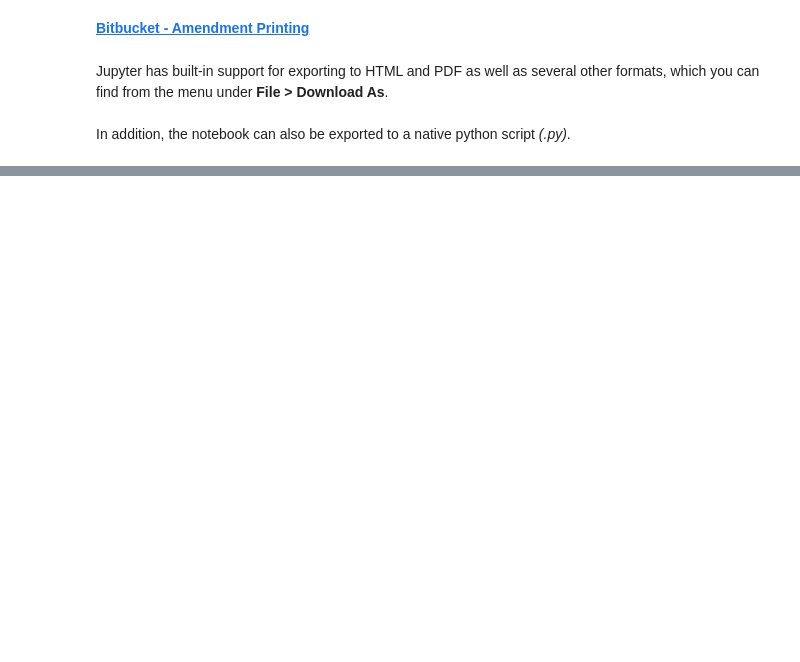
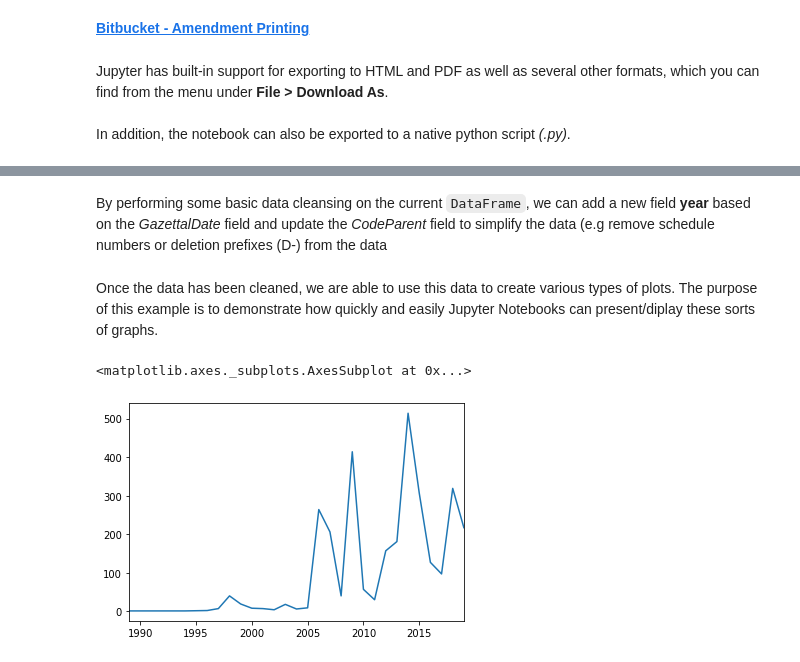
Before and after one commit to thmsck543/Jupyter_Notebooks, a Jupyter notebook: Knowledge Share - Jupyter Notebooks.ipynb, the cells around one changed output, grey strips where cells are left out. Cells and saved outputs as stored; diff of their text form; code cells hidden in the pictures; blank space fills up the shorter version.

```diff
--- a/Knowledge Share - Jupyter Notebooks.ipynb
+++ b/Knowledge Share - Jupyter Notebooks.ipynb
@@ -130,0 +150,3 @@ In addition, the notebook can also be exported to a native python script _(.py)_
+# %%
+df = pd.read_csv(r"C:\Data\Jupyter_Notebooks\Data\Boroondara_AmHistory.csv")
+df
@@ -130,0 +172,24 @@ In addition, the notebook can also be exported to a native python script _(.py)_
+# %% [markdown]
+By performing some basic data cleansing on the current <code>DataFrame</code>, we can add a new field **year** based on the _GazettalDate_ field and update the _CodeParent_ field to simplify the data (e.g remove schedule numbers or deletion prefixes (D-) from the data
+# %%
+df['year'] = pd.DatetimeIndex(df['GazettedDate']).year
+df['year'] = df['year'].astype(int)
+df["CodeParent"]= df["CodeParent"].str.replace('\d+', '', regex=True)
+df["CodeParent"]= df["CodeParent"].str.replace('\D-', '', regex=True)
+
+Zones_CodeParent = [
+        'ACZ', 'BZ', 'B1Z', 'B2Z', 'B3Z', 'B4Z', 'B5Z', 'C1Z',
+        'C2Z', 'C3Z', 'CCZ', 'CDZ', 'D-PS', 'DZ', 'ERZ', 'FZ',
+        'GRZ', 'GWAZ', 'GWZ', 'IN1Z', 'IN2Z', 'IN3Z',
+        'LDRZ', 'MUZ', 'NRZ', 'PCRZ', 'PDZ', 'PPRZ',
+        'PUZ', 'PZ', 'RZ', 'R1Z', 'R2Z', 'R3Z', 'RAZ', 'RCZ',
+        'RDZ', 'RGZ', 'RLZ', 'RUZ', 'SUZ', 'TZ', 'UFZ',
+        'UGB', 'UGZ', 'URZ']
+df.loc[df.CodeParent.isin(Zones_CodeParent), "CodeParent"] = 'ZN'
+# %% [markdown]
+Once the data has been cleaned, we are able to use this data to create various types of plots. The purpose of this example is to demonstrate how quickly and easily Jupyter Notebooks can present/diplay these sorts of graphs.
+# %%
+df['year'].value_counts(ascending=False).sort_index().plot()
+# %% [output]
+<matplotlib.axes._subplots.AxesSubplot at 0x...>
+[figure, added]
```
Also changed, not shown: parts of 42 cells of this notebook.
